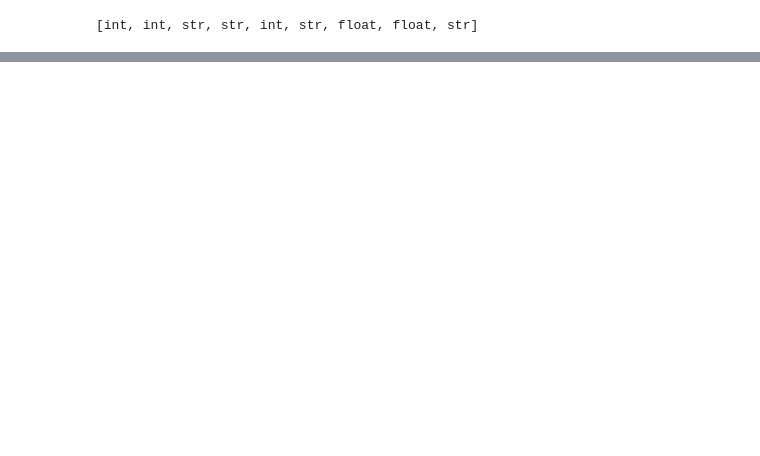
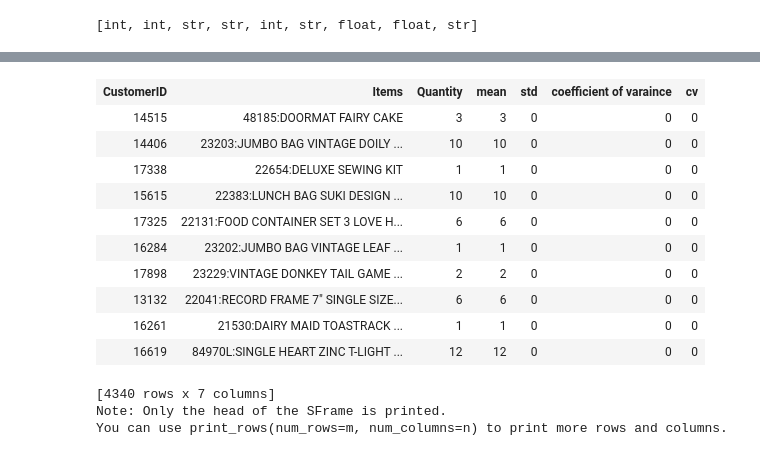
Before and after one commit to TimusLetap/Online-Retail, a Jupyter notebook: Recommendation for Wholesale Reailers.ipynb, the cells around one changed output, grey strips where cells are left out. Cells and saved outputs as stored; diff of their text form; code cells hidden in the pictures; blank space fills up the shorter version.

```diff
--- a/Recommendation for Wholesale Reailers.ipynb
+++ b/Recommendation for Wholesale Reailers.ipynb
@@ -313,0 +303,3 @@ transformed_sf = count_tr.transform(sf)
+# %%
+norm_data= data[['Items','Quantity']]
+norm_data1= data
@@ -313,0 +388,9 @@ transformed_sf = count_tr.transform(sf)
+# %%
+norm_cid= data.groupby(key_columns='CustomerID', operations={'mean': agg.AVG('Quantity'), 'std':agg.STDV('Quantity')})
+norm_cid['mean']= norm_cid['mean'].astype(int)
+norm_cid['std']= norm_cid['std'].astype(int)
+
+
+
+n_cid= SFrame({'mean':norm_cid['mean'],'std':norm_cid['std']})
+n_cid
@@ -313,0 +412,3 @@ transformed_sf = count_tr.transform(sf)
+# %%
+ndata_cid=norm_data1.add_columns(n_cid)
+ndata_cid
@@ -313,0 +582,10 @@ transformed_sf = count_tr.transform(sf)
+# %%
+norm_cv= data.groupby(key_columns='CustomerID', operations={'mean': agg.AVG('Quantity'), 'std':agg.STDV('Quantity')})
+norm_cv['mean'].astype(int)
+norm_cv['std'].astype(int)
+norm_cv['cv']= (norm_cv['std']/norm_cv['mean'])
+norm_cv['cv']= norm_cv['cv'].astype(int)
+
+
+n_cv= SFrame({'cv':norm_cv['cv']})
+n_cv
@@ -313,0 +607,18 @@ transformed_sf = count_tr.transform(sf)
+# %%
+ndata_cv=norm_data1.add_columns(n_cv)
+ndata_cv
+# %% [output]
+| CustomerID | Items | Quantity | mean | std | coefficient of varaince | cv |
+| 14515 | 48185:DOORMAT FAIRY CAKE | 3 | 3 | 0 | 0 | 0 |
+| 14406 | 23203:JUMBO BAG VINTAGE DOILY ... | 10 | 10 | 0 | 0 | 0 |
+| 17338 | 22654:DELUXE SEWING KIT | 1 | 1 | 0 | 0 | 0 |
+| 15615 | 22383:LUNCH BAG SUKI DESIGN ... | 10 | 10 | 0 | 0 | 0 |
+| 17325 | 22131:FOOD CONTAINER SET 3 LOVE H... | 6 | 6 | 0 | 0 | 0 |
+| 16284 | 23202:JUMBO BAG VINTAGE LEAF ... | 1 | 1 | 0 | 0 | 0 |
+| 17898 | 23229:VINTAGE DONKEY TAIL GAME ... | 2 | 2 | 0 | 0 | 0 |
+| 13132 | 22041:RECORD FRAME 7" SINGLE SIZE... | 6 | 6 | 0 | 0 | 0 |
+| 16261 | 21530:DAIRY MAID TOASTRACK ... | 1 | 1 | 0 | 0 | 0 |
+| 16619 | 84970L:SINGLE HEART ZINC T-LIGHT ... | 12 | 12 | 0 | 0 | 0 |
+[4340 rows x 7 columns]
+Note: Only the head of the SFrame is printed.
+You can use print_rows(num_rows=m, num_columns=n) to print more rows and columns.
```
Also changed, not shown: parts of 99 cells of this notebook, 3 other files.
